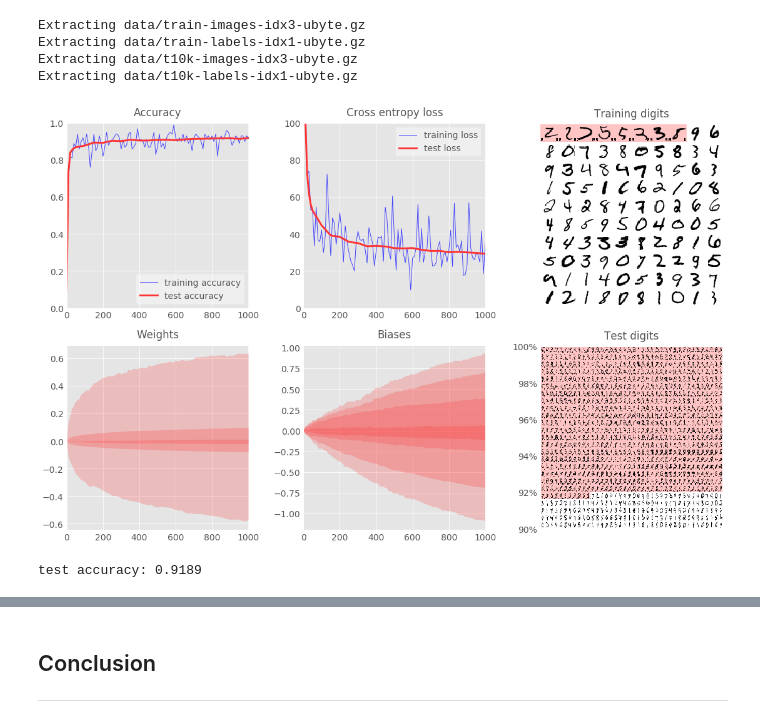
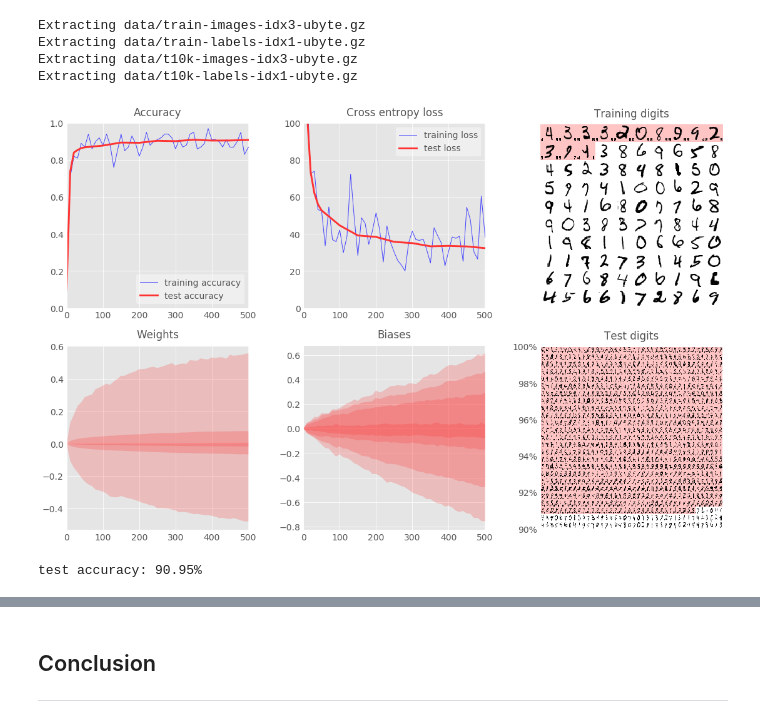
Before and after one commit to agnivahp/Handwritten-digit-recognition-demo, a Jupyter notebook: Demo1.1 - softmax, one layer.ipynb, the cells around one changed output, grey strips where cells are left out. Cells and saved outputs as stored; diff of their text form; code cells hidden in the pictures.

Commit message:
2 plots

```diff
--- a/Demo1.1 - softmax, one layer.ipynb
+++ b/Demo1.1 - softmax, one layer.ipynb
@@ -93,6 +84,12 @@ Extracting data/train-labels-idx1-ubyte.gz
 Extracting data/t10k-images-idx3-ubyte.gz
 Extracting data/t10k-labels-idx1-ubyte.gz
 # %%
+#placeholder for training set
+X = tf.placeholder(tf.float32, [None, 28, 28, 1])
+
+#variables to be determined
+W = tf.Variable(tf.zeros([784,10]))
+b = tf.Variable(tf.zeros([10]))
 
 #model
 Y = tf.nn.softmax(tf.matmul(tf.reshape(X,[-1, 784]), W) + b)
@@ -120,56 +117,42 @@ datavis = tensorflowvisu.MnistDataVis()
 
 
 #training
+init = tf.global_variables_initializer()
 sess = tf.Session()
 sess.run(init)
 
-# for i in range(1000):
-# 	#load training images and their correct labels
-# 	batch_X, batch_Y = mnist.train.next_batch(100)
-# 	train_data = {X: batch_X, Y_: batch_Y}
-
-# 	#train
-# 	sess.run(train_step, feed_dict = train_data)
-
-
-# # success ?
-# a,c = sess.run([accuracy, cross_entropy], feed_dict=train_data)
-
-# # check on test data
-# test_data={X: mnist.test.images, Y_: mnist.test.labels}
-# a,c = sess.run([accuracy, cross_entropy], feed=test_data)
 
 # You can call this function in a loop to train the model, 100 images at a time
 def training_step(i, update_test_data, update_train_data):
 
     # training on batches of 100 images with 100 labels
     batch_X, batch_Y = mnist.train.next_batch(100)
 
     # compute training values for visualisation
     if update_train_data:
         a, c, im, w, b = sess.run([accuracy, cross_entropy, I, allweights, allbiases], feed_dict={X: batch_X, Y_: batch_Y})
         datavis.append_training_curves_data(i, a, c)
         datavis.append_data_histograms(i, w, b)
         datavis.update_image1(im)
         logging.debug(str(i) + ": accuracy:" + str(a) + " loss: " + str(c))
         #logging.info('So should this')
         #print(str(i) + ": accuracy:" + str(a) + " loss: " + str(c))
 
     # compute test values for visualisation
     if update_test_data:
         a, c, im = sess.run([accuracy, cross_entropy, It], feed_dict={X: mnist.test.images, Y_: mnist.test.labels})
         datavis.append_test_curves_data(i, a, c)
         datavis.update_image2(im)
         logging.debug(str(i) + ": ********* epoch " + str(i*100//mnist.train.images.shape[0]+1) + " ********* test accuracy:" + str(a) + " test loss: " + str(c))
         #print(str(i) + ": ********* epoch " + str(i*100//mnist.train.images.shape[0]+1) + " ********* test accuracy:" + str(a) + " test loss: " + str(c))
 
     # the backpropagation training step
     sess.run(train_step, feed_dict={X: batch_X, Y_: batch_Y})
 
 #animation
-datavis.animate(training_step, iterations=1000+1, train_data_update_freq=10, test_data_update_freq=50, more_tests_at_start=True)
+datavis.animate(training_step, iterations=500+1, train_data_update_freq=10, test_data_update_freq=50, more_tests_at_start=True)
 
-print("test accuracy: " + str(datavis.get_max_test_accuracy()))
+print("test accuracy: " + str(float(str(datavis.get_max_test_accuracy()))*100) + '%')
 # %% [output]
-[figure, old version]
+[figure, new version]
-test accuracy: 0.9189
+test accuracy: 90.95%
```
Also changed, not shown: parts of 2 cells of this notebook, 1 other file.
